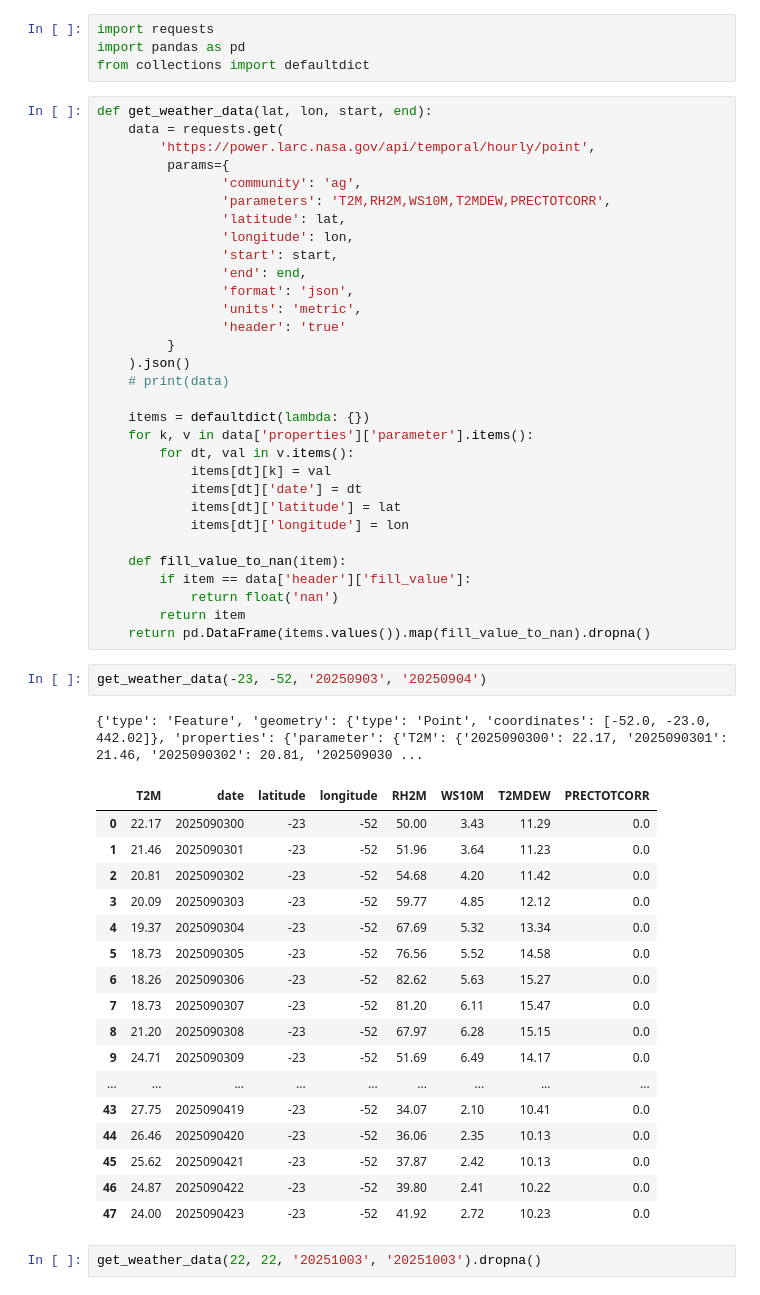
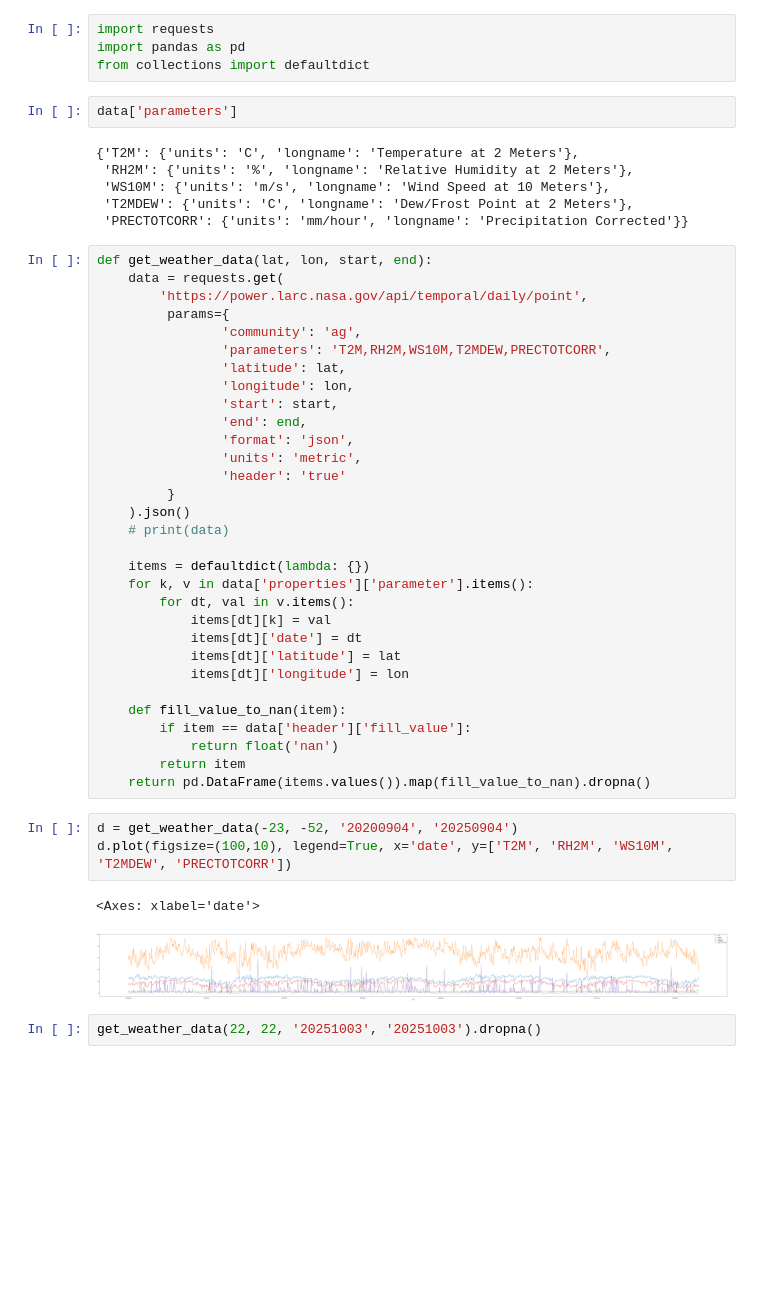
Before and after one commit to eduumach/spaceappschallenge-2025, a Jupyter notebook: experimento_dados.ipynb, the cells around one changed output. Saved outputs shown, nothing was run; the diff lists cells and outputs as text; blank space fills up the shorter version.

```diff
--- a/experimento_dados.ipynb
+++ b/experimento_dados.ipynb
@@ -19,10 +22,18 @@ Installed 4 packages in 97ms
 import requests
 import pandas as pd
 from collections import defaultdict
+# %%
+data['parameters']
+# %% [output]
+{'T2M': {'units': 'C', 'longname': 'Temperature at 2 Meters'},
+ 'RH2M': {'units': '%', 'longname': 'Relative Humidity at 2 Meters'},
+ 'WS10M': {'units': 'm/s', 'longname': 'Wind Speed at 10 Meters'},
+ 'T2MDEW': {'units': 'C', 'longname': 'Dew/Frost Point at 2 Meters'},
+ 'PRECTOTCORR': {'units': 'mm/hour', 'longname': 'Precipitation Corrected'}}
 # %%
 def get_weather_data(lat, lon, start, end):
     data = requests.get(
-        'https://power.larc.nasa.gov/api/temporal/hourly/point',
+        'https://power.larc.nasa.gov/api/temporal/daily/point',
          params={
                 'community': 'ag',
                 'parameters': 'T2M,RH2M,WS10M,T2MDEW,PRECTOTCORR',
@@ -51,26 +62,11 @@ def get_weather_data(lat, lon, start, end):
         return item
     return pd.DataFrame(items.values()).map(fill_value_to_nan).dropna()
 # %%
-get_weather_data(-23, -52, '20250903', '20250904')
+d = get_weather_data(-23, -52, '20200904', '20250904')
+d.plot(figsize=(100,10), legend=True, x='date', y=['T2M', 'RH2M', 'WS10M', 'T2MDEW', 'PRECTOTCORR'])
 # %% [output]
-{'type': 'Feature', 'geometry': {'type': 'Point', 'coordinates': [-52.0, -23.0, 442.02]}, 'properties': {'parameter': {'T2M': {'2025090300': 22.17, '2025090301': 21.46, '2025090302': 20.81, '202509030 ...
+<Axes: xlabel='date'>
-|  | T2M | date | latitude | longitude | RH2M | WS10M | T2MDEW | PRECTOTCORR |
-| 0 | 22.17 | 2025090300 | -23 | -52 | 50.00 | 3.43 | 11.29 | 0.0 |
-| 1 | 21.46 | 2025090301 | -23 | -52 | 51.96 | 3.64 | 11.23 | 0.0 |
-| 2 | 20.81 | 2025090302 | -23 | -52 | 54.68 | 4.20 | 11.42 | 0.0 |
-| 3 | 20.09 | 2025090303 | -23 | -52 | 59.77 | 4.85 | 12.12 | 0.0 |
-| 4 | 19.37 | 2025090304 | -23 | -52 | 67.69 | 5.32 | 13.34 | 0.0 |
-| 5 | 18.73 | 2025090305 | -23 | -52 | 76.56 | 5.52 | 14.58 | 0.0 |
-| 6 | 18.26 | 2025090306 | -23 | -52 | 82.62 | 5.63 | 15.27 | 0.0 |
-| 7 | 18.73 | 2025090307 | -23 | -52 | 81.20 | 6.11 | 15.47 | 0.0 |
-| 8 | 21.20 | 2025090308 | -23 | -52 | 67.97 | 6.28 | 15.15 | 0.0 |
-| 9 | 24.71 | 2025090309 | -23 | -52 | 51.69 | 6.49 | 14.17 | 0.0 |
-| ... | ... | ... | ... | ... | ... | ... | ... | ... |
-| 43 | 27.75 | 2025090419 | -23 | -52 | 34.07 | 2.10 | 10.41 | 0.0 |
-| 44 | 26.46 | 2025090420 | -23 | -52 | 36.06 | 2.35 | 10.13 | 0.0 |
-| 45 | 25.62 | 2025090421 | -23 | -52 | 37.87 | 2.42 | 10.13 | 0.0 |
-| 46 | 24.87 | 2025090422 | -23 | -52 | 39.80 | 2.41 | 10.22 | 0.0 |
-| 47 | 24.00 | 2025090423 | -23 | -52 | 41.92 | 2.72 | 10.23 | 0.0 |
+[figure, added]
 # %%
 get_weather_data(22, 22, '20251003', '20251003').dropna()
 # %% [output]
```
Also changed, not shown: parts of 1 cell of this notebook.
